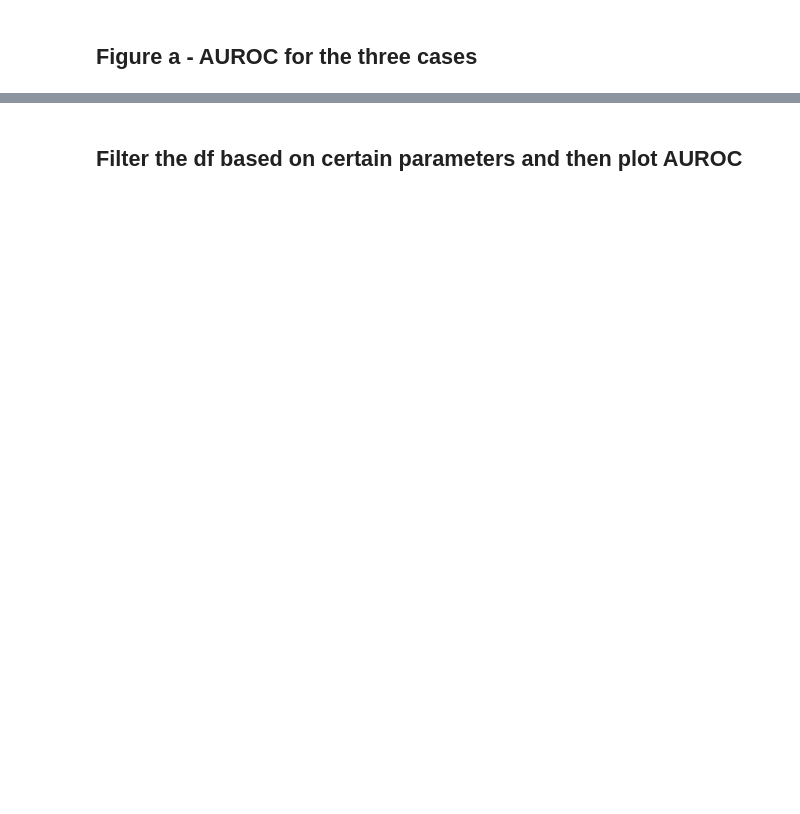
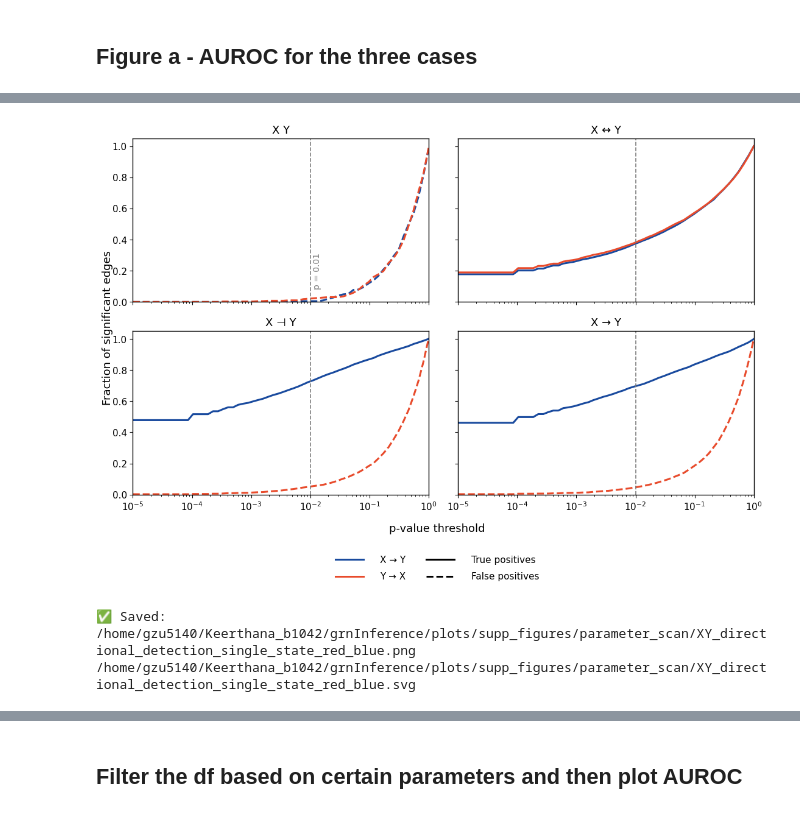
Before and after one commit to Keerthana910234/TwINFER, a Jupyter notebook: scripts_to_make_figures/parameter_scan.ipynb, the cells around one changed output, grey strips where cells are left out. Saved outputs shown, nothing was run; the diff lists cells and outputs as text; code cells hidden in the pictures; blank space fills up the shorter version.

```diff
--- a/scripts_to_make_figures/parameter_scan.ipynb
+++ b/scripts_to_make_figures/parameter_scan.ipynb
@@ -1058,10 +1112,10 @@ from pathlib import Path
 # === SETTINGS ===
 folder = Path("/home/gzu5140/Keerthana_b1042/grnInference/plot_data/parameter_scan")
 
-pval_global = "pval_gene_gene_gene_1_mRNA_gene_2_mRNA_t1_t10"
+pval_global = "pval_gene_gene_gene_1_mRNA_gene_2_mRNA_t1_t20"
 zscore_col = "zscore_twin_vs_random_gene_1_mRNA_gene_2_mRNA_t1"
-pval_A_to_B = "directed_pval_gene_1_mRNA_t1__gene_2_mRNA_t10"
-pval_B_to_A = "directed_pval_gene_2_mRNA_t1__gene_1_mRNA_t10"
+pval_A_to_B = "directed_pval_gene_1_mRNA_t1__gene_2_mRNA_t20"
+pval_B_to_A = "directed_pval_gene_2_mRNA_t1__gene_1_mRNA_t20"
 
 p_threshold_global = 0.01
 z_threshold = 10
@@ -1171,33 +1225,38 @@ style_handles = [
 # Combine both into one legend block
 handles = color_handles + style_handles
 labels = [h.get_label() for h in handles]
 
 fig.legend(
     handles, labels,
     loc="lower center",
     ncol=2,
     frameon=False,
     fontsize=11,
     handlelength=3,
     handletextpad=1.8,
     columnspacing=2.2,
     borderaxespad=1.2,
     labelspacing=0.8,
     bbox_to_anchor=(0.5, -0.08)   # ⬅️ move legend *below* the axis label
 )
 
 plt.tight_layout(rect=[0, 0.08, 1, 0.96])
 
 # === SAVE ===
 output_folder = Path("/home/gzu5140/Keerthana_b1042/grnInference/plots/supp_figures/parameter_scan")
 output_folder.mkdir(parents=True, exist_ok=True)
 png_path = output_folder / "XY_directional_detection_single_state_red_blue.png"
 svg_path = output_folder / "XY_directional_detection_single_state_red_blue.svg"
 plt.savefig(png_path, dpi=600, bbox_inches="tight", transparent=False)
 plt.savefig(svg_path, dpi=600, bbox_inches="tight", transparent=False)
 plt.show()
 
 print(f"\n✅ Saved:\n{png_path}\n{svg_path}")
+# %% [output]
+[figure, added]
+✅ Saved:
+/home/gzu5140/Keerthana_b1042/grnInference/plots/supp_figures/parameter_scan/XY_directional_detection_single_state_red_blue.png
+/home/gzu5140/Keerthana_b1042/grnInference/plots/supp_figures/parameter_scan/XY_directional_detection_single_state_red_blue.svg
 # %%
 import pandas as pd
 import matplotlib.pyplot as plt
```
Also changed, not shown: parts of 9 cells of this notebook, 2 other files.
